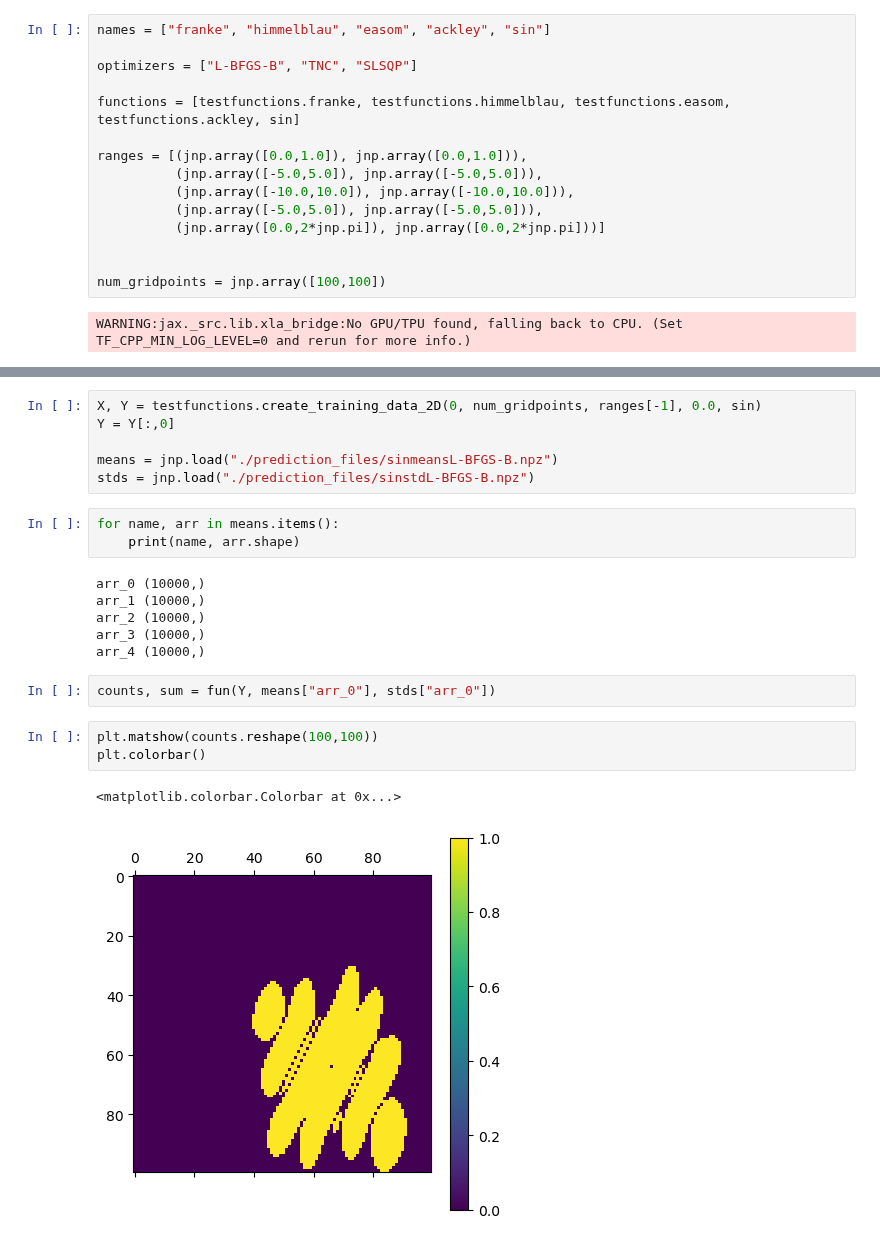
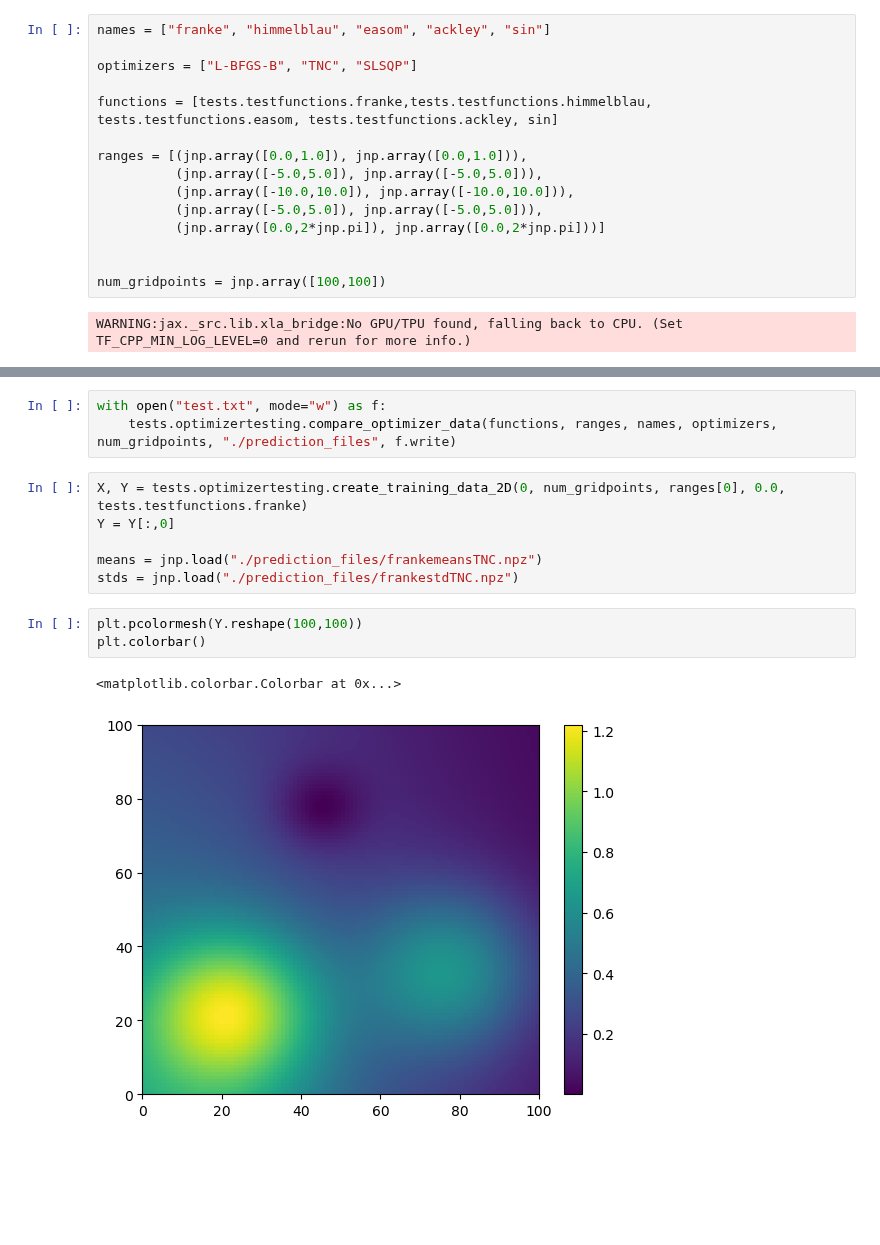
Before and after one commit to LukasEin/jaxgp, a Jupyter notebook: compare_optimizers.ipynb, the cells around one changed output, grey strips where cells are left out. Drawn from its saved outputs; the diff is of its cells as text; blank space fills up the shorter version.

```diff
--- a/compare_optimizers.ipynb
+++ b/compare_optimizers.ipynb
@@ -10,7 +10,7 @@ names = ["franke", "himmelblau", "easom", "ackley", "sin"]
 
 optimizers = ["L-BFGS-B", "TNC", "SLSQP"]
 
-functions = [testfunctions.franke, testfunctions.himmelblau, testfunctions.easom, testfunctions.ackley, sin]
+functions = [tests.testfunctions.franke,tests.testfunctions.himmelblau, tests.testfunctions.easom, tests.testfunctions.ackley, sin]
 
 ranges = [(jnp.array([0.0,1.0]), jnp.array([0.0,1.0])),
           (jnp.array([-5.0,5.0]), jnp.array([-5.0,5.0])),
@@ -29,23 +25,15 @@ def fun(Y, mean, std):
+# %%
+with open("test.txt", mode="w") as f:
+    tests.optimizertesting.compare_optimizer_data(functions, ranges, names, optimizers, num_gridpoints, "./prediction_files", f.write)
 # %%
-X, Y = testfunctions.create_training_data_2D(0, num_gridpoints, ranges[-1], 0.0, sin)
+X, Y = tests.optimizertesting.create_training_data_2D(0, num_gridpoints, ranges[0], 0.0, tests.testfunctions.franke)
 Y = Y[:,0]
 
-means = jnp.load("./prediction_files/sinmeansL-BFGS-B.npz")
-stds = jnp.load("./prediction_files/sinstdL-BFGS-B.npz")
+means = jnp.load("./prediction_files/frankemeansTNC.npz")
+stds = jnp.load("./prediction_files/frankestdTNC.npz")
-# %%
-for name, arr in means.items():
-    print(name, arr.shape)
-# %% [output]
-arr_0 (10000,)
-arr_1 (10000,)
-arr_2 (10000,)
-arr_3 (10000,)
-arr_4 (10000,)
-# %%
-counts, sum = fun(Y, means["arr_0"], stds["arr_0"])
 # %%
-plt.matshow(counts.reshape(100,100))
+plt.pcolormesh(Y.reshape(100,100))
 plt.colorbar()
 # %% [output]
 <matplotlib.colorbar.Colorbar at 0x...>
-[figure, old version]
+[figure, new version]
```
Also changed, not shown: parts of 4 cells of this notebook, 6 other files.
